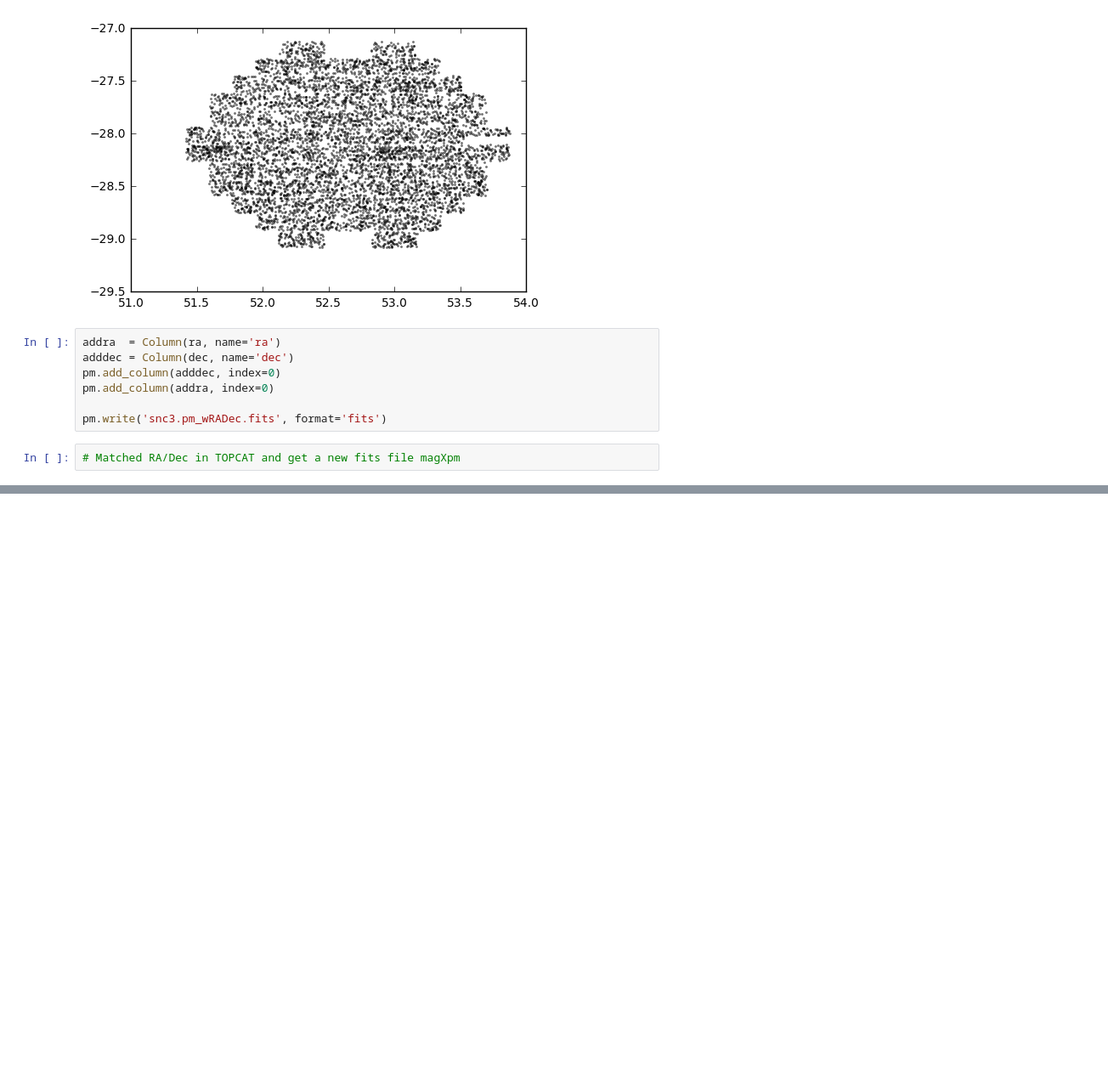
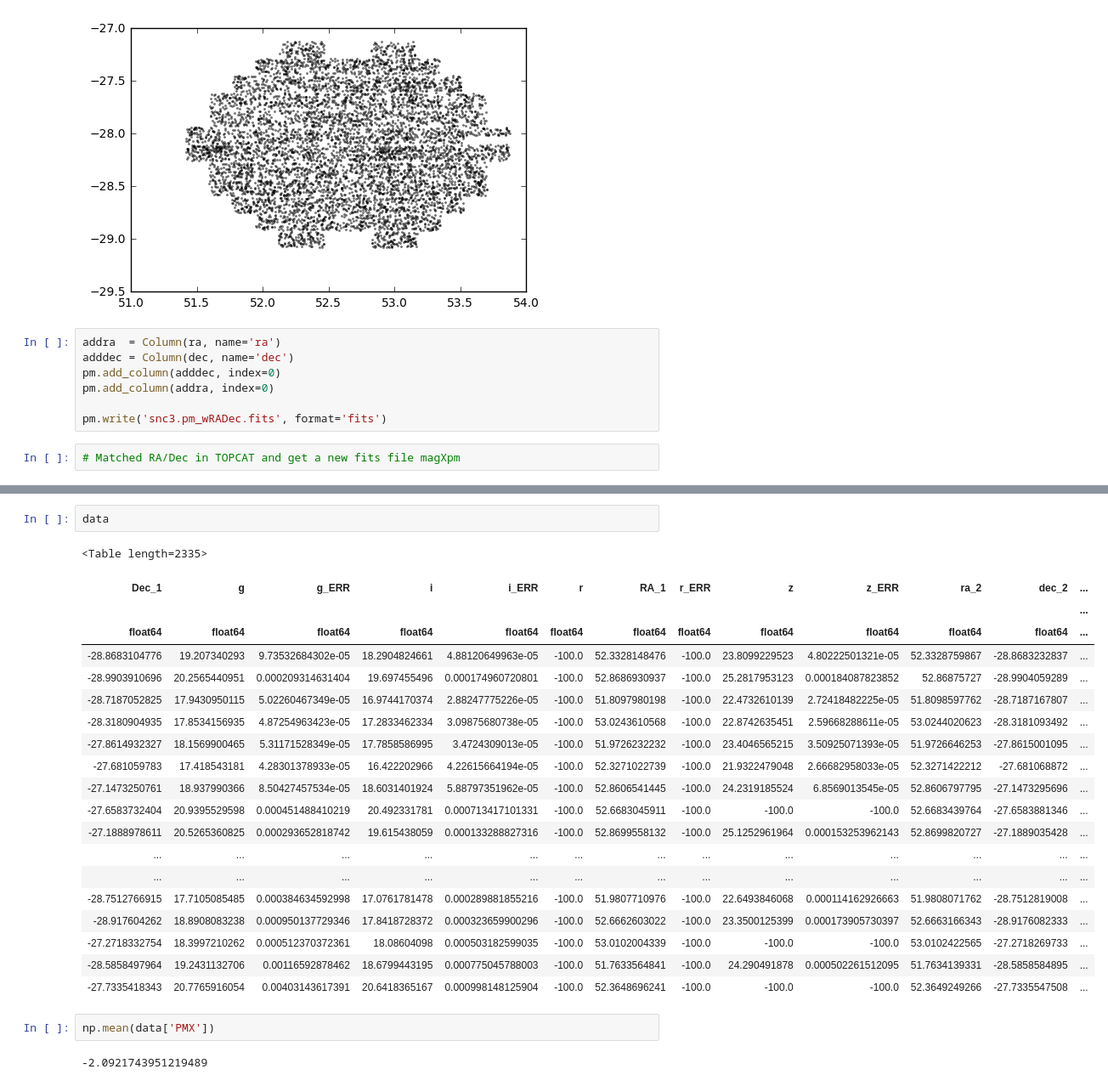
Before and after one commit to sazabi4/test, a Jupyter notebook: SNC3_RPMD.ipynb, the cells around one changed output, grey strips where cells are left out. Shown at 85% size. Saved outputs shown, nothing was run; the diff lists cells and outputs as text; blank space fills up the shorter version.

```diff
--- a/SNC3_RPMD.ipynb
+++ b/SNC3_RPMD.ipynb
@@ -48,0 +92,27 @@ plt.show()
+# %%
+data
+# %% [output]
+<Table length=2335>
+| Dec_1 | g | g_ERR | i | i_ERR | r | RA_1 | r_ERR | z | z_ERR | ra_2 | dec_2 | ... |
+|  |  |  |  |  |  |  |  |  |  |  |  | ... |
+| float64 | float64 | float64 | float64 | float64 | float64 | float64 | float64 | float64 | float64 | float64 | float64 | ... |
+| -28.8683104776 | 19.207340293 | 9.73532684302e-05 | 18.2904824661 | 4.88120649963e-05 | -100.0 | 52.3328148476 | -100.0 | 23.8099229523 | 4.80222501321e-05 | 52.3328759867 | -28.8683232837 | ... |
+| -28.9903910696 | 20.2565440951 | 0.000209314631404 | 19.697455496 | 0.000174960720801 | -100.0 | 52.8686930937 | -100.0 | 25.2817953123 | 0.000184087823852 | 52.86875727 | -28.9904059289 | ... |
+| -28.7187052825 | 17.9430950115 | 5.02260467349e-05 | 16.9744170374 | 2.88247775226e-05 | -100.0 | 51.8097980198 | -100.0 | 22.4732610139 | 2.72418482225e-05 | 51.8098597762 | -28.7187167807 | ... |
+| -28.3180904935 | 17.8534156935 | 4.87254963423e-05 | 17.2833462334 | 3.09875680738e-05 | -100.0 | 53.0243610568 | -100.0 | 22.8742635451 | 2.59668288611e-05 | 53.0244020623 | -28.3181093492 | ... |
+| -27.8614932327 | 18.1569900465 | 5.31171528349e-05 | 17.7858586995 | 3.4724309013e-05 | -100.0 | 51.9726232232 | -100.0 | 23.4046565215 | 3.50925071393e-05 | 51.9726646253 | -27.8615001095 | ... |
+| -27.681059783 | 17.418543181 | 4.28301378933e-05 | 16.422202966 | 4.22615664194e-05 | -100.0 | 52.3271022739 | -100.0 | 21.9322479048 | 2.66682958033e-05 | 52.3271422212 | -27.681068872 | ... |
+| -27.1473250761 | 18.937990366 | 8.50427457534e-05 | 18.6031401924 | 5.88797351962e-05 | -100.0 | 52.8606541445 | -100.0 | 24.2319185524 | 6.8569013545e-05 | 52.8606797795 | -27.1473295696 | ... |
+| -27.6583732404 | 20.9395529598 | 0.000451488410219 | 20.492331781 | 0.000713417101331 | -100.0 | 52.6683045911 | -100.0 | -100.0 | -100.0 | 52.6683439764 | -27.6583881346 | ... |
+| -27.1888978611 | 20.5265360825 | 0.000293652818742 | 19.615438059 | 0.000133288827316 | -100.0 | 52.8699558132 | -100.0 | 25.1252961964 | 0.000153253962143 | 52.8699820727 | -27.1889035428 | ... |
+| ... | ... | ... | ... | ... | ... | ... | ... | ... | ... | ... | ... | ... |
+| ... | ... | ... | ... | ... | ... | ... | ... | ... | ... | ... | ... | ... |
+| -28.7512766915 | 17.7105085485 | 0.000384634592998 | 17.0761781478 | 0.000289881855216 | -100.0 | 51.9807710976 | -100.0 | 22.6493846068 | 0.000114162926663 | 51.9808071762 | -28.7512819008 | ... |
+| -28.917604262 | 18.8908083238 | 0.000950137729346 | 17.8418728372 | 0.000323659900296 | -100.0 | 52.6662603022 | -100.0 | 23.3500125399 | 0.000173905730397 | 52.6663166343 | -28.9176082333 | ... |
+| -27.2718332754 | 18.3997210262 | 0.000512370372361 | 18.08604098 | 0.000503182599035 | -100.0 | 53.0102004339 | -100.0 | -100.0 | -100.0 | 53.0102422565 | -27.2718269733 | ... |
+| -28.5858497964 | 19.2431132706 | 0.00116592878462 | 18.6799443195 | 0.000775045788003 | -100.0 | 51.7633564841 | -100.0 | 24.290491878 | 0.000502261512095 | 51.7634139331 | -28.5858584895 | ... |
+| -27.7335418343 | 20.7765916054 | 0.00403143617391 | 20.6418365167 | 0.000998148125904 | -100.0 | 52.3648696241 | -100.0 | -100.0 | -100.0 | 52.3649249266 | -27.7335547508 | ... |
+# %%
+np.mean(data['PMX'])
+# %% [output]
+-2.0921743951219489
```
Also changed, not shown: parts of 3 cells of this notebook.
